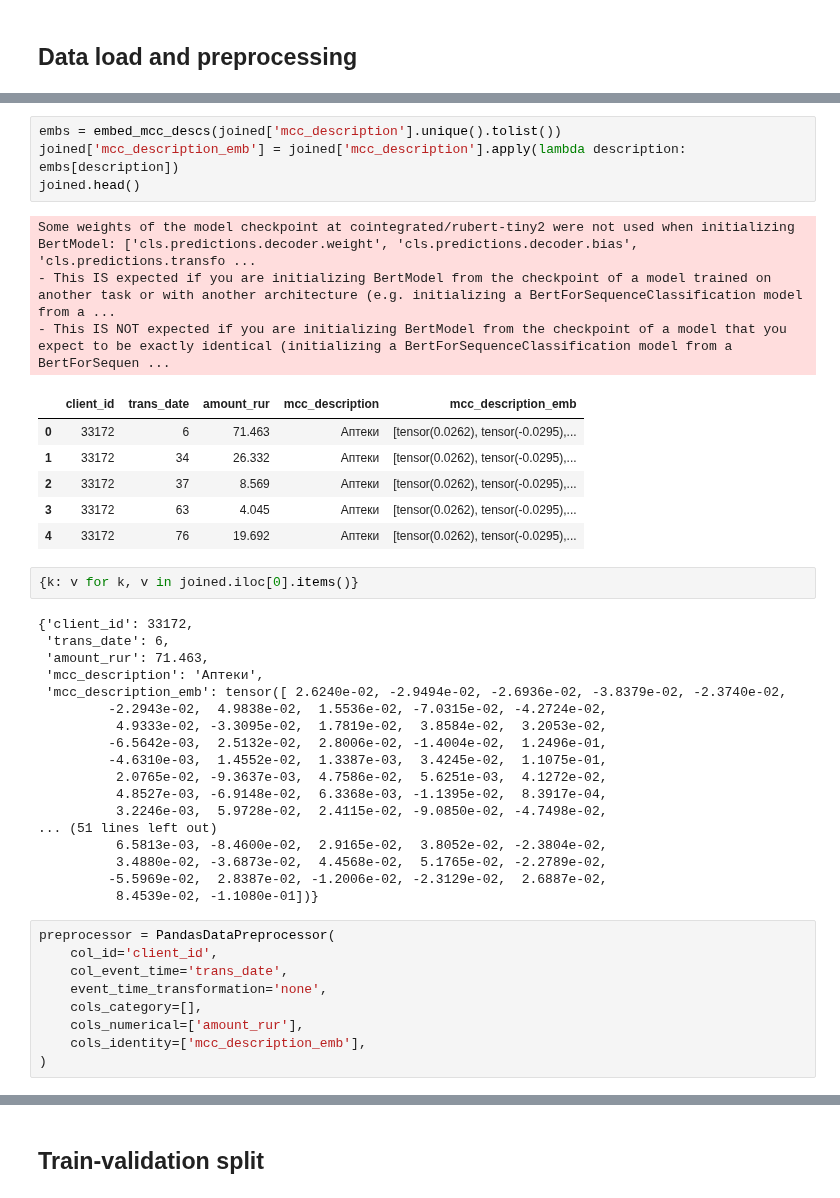
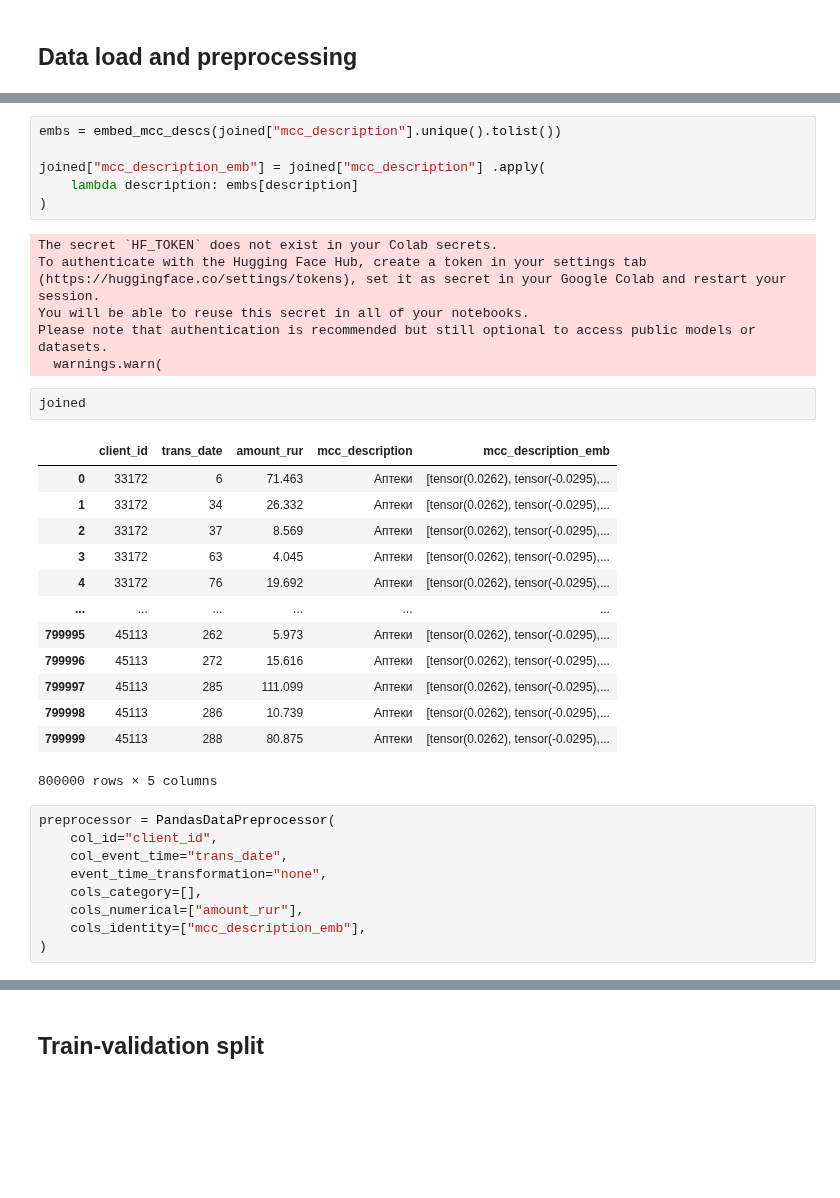
Before and after one commit to dllllb/pytorch-lifestream, a Jupyter notebook: demo/coles-pretrained-embeddings.ipynb, the cells around one changed output, grey strips where cells are left out. Drawn from its saved outputs; the diff is of its cells as text; blank space fills up the shorter version.

Commit message:
demos2colab

```diff
--- a/demo/coles-pretrained-embeddings.ipynb
+++ b/demo/coles-pretrained-embeddings.ipynb
@@ -81,44 +125,38 @@ joined.head()
 # %%
-embs = embed_mcc_descs(joined['mcc_description'].unique().tolist())
-joined['mcc_description_emb'] = joined['mcc_description'].apply(lambda description: embs[description])
-joined.head()
+embs = embed_mcc_descs(joined["mcc_description"].unique().tolist())
+
+joined["mcc_description_emb"] = joined["mcc_description"] .apply(
+    lambda description: embs[description]
+)
 # %% [output]
-Some weights of the model checkpoint at cointegrated/rubert-tiny2 were not used when initializing BertModel: ['cls.predictions.decoder.weight', 'cls.predictions.decoder.bias', 'cls.predictions.transfo ...
-- This IS expected if you are initializing BertModel from the checkpoint of a model trained on another task or with another architecture (e.g. initializing a BertForSequenceClassification model from a ...
-- This IS NOT expected if you are initializing BertModel from the checkpoint of a model that you expect to be exactly identical (initializing a BertForSequenceClassification model from a BertForSequen ...
+The secret `HF_TOKEN` does not exist in your Colab secrets.
+To authenticate with the Hugging Face Hub, create a token in your settings tab (https://huggingface.co/settings/tokens), set it as secret in your Google Colab and restart your session.
+You will be able to reuse this secret in all of your notebooks.
+Please note that authentication is recommended but still optional to access public models or datasets.
+  warnings.warn(
-|  | client_id | trans_date | amount_rur | mcc_description | mcc_description_emb |
-| 0 | 33172 | 6 | 71.463 | Аптеки | [tensor(0.0262), tensor(-0.0295),... |
-| 1 | 33172 | 34 | 26.332 | Аптеки | [tensor(0.0262), tensor(-0.0295),... |
-| 2 | 33172 | 37 | 8.569 | Аптеки | [tensor(0.0262), tensor(-0.0295),... |
-| 3 | 33172 | 63 | 4.045 | Аптеки | [tensor(0.0262), tensor(-0.0295),... |
-| 4 | 33172 | 76 | 19.692 | Аптеки | [tensor(0.0262), tensor(-0.0295),... |
-# %%
-{k: v for k, v in joined.iloc[0].items()}
-# %% [output]
-{'client_id': 33172,
- 'trans_date': 6,
- 'amount_rur': 71.463,
- 'mcc_description': 'Аптеки',
- 'mcc_description_emb': tensor([ 2.6240e-02, -2.9494e-02, -2.6936e-02, -3.8379e-02, -2.3740e-02,
-         -2.2943e-02,  4.9838e-02,  1.5536e-02, -7.0315e-02, -4.2724e-02,
-          4.9333e-02, -3.3095e-02,  1.7819e-02,  3.8584e-02,  3.2053e-02,
-         -6.5642e-03,  2.5132e-02,  2.8006e-02, -1.4004e-02,  1.2496e-01,
-         -4.6310e-03,  1.4552e-02,  1.3387e-03,  3.4245e-02,  1.1075e-01,
-          2.0765e-02, -9.3637e-03,  4.7586e-02,  5.6251e-03,  4.1272e-02,
-          4.8527e-03, -6.9148e-02,  6.3368e-03, -1.1395e-02,  8.3917e-04,
-          3.2246e-03,  5.9728e-02,  2.4115e-02, -9.0850e-02, -4.7498e-02,
-... (51 lines left out)
-          6.5813e-03, -8.4600e-02,  2.9165e-02,  3.8052e-02, -2.3804e-02,
-          3.4880e-02, -3.6873e-02,  4.4568e-02,  5.1765e-02, -2.2789e-02,
-         -5.5969e-02,  2.8387e-02, -1.2006e-02, -2.3129e-02,  2.6887e-02,
-          8.4539e-02, -1.1080e-01])}
+# %%
+joined
+# %% [output]
+|  | client_id | trans_date | amount_rur | mcc_description | mcc_description_emb |
+| 0 | 33172 | 6 | 71.463 | Аптеки | [tensor(0.0262), tensor(-0.0295),... |
+| 1 | 33172 | 34 | 26.332 | Аптеки | [tensor(0.0262), tensor(-0.0295),... |
+| 2 | 33172 | 37 | 8.569 | Аптеки | [tensor(0.0262), tensor(-0.0295),... |
+| 3 | 33172 | 63 | 4.045 | Аптеки | [tensor(0.0262), tensor(-0.0295),... |
+| 4 | 33172 | 76 | 19.692 | Аптеки | [tensor(0.0262), tensor(-0.0295),... |
+| ... | ... | ... | ... | ... | ... |
+| 799995 | 45113 | 262 | 5.973 | Аптеки | [tensor(0.0262), tensor(-0.0295),... |
+| 799996 | 45113 | 272 | 15.616 | Аптеки | [tensor(0.0262), tensor(-0.0295),... |
+| 799997 | 45113 | 285 | 111.099 | Аптеки | [tensor(0.0262), tensor(-0.0295),... |
+| 799998 | 45113 | 286 | 10.739 | Аптеки | [tensor(0.0262), tensor(-0.0295),... |
+| 799999 | 45113 | 288 | 80.875 | Аптеки | [tensor(0.0262), tensor(-0.0295),... |
+800000 rows × 5 columns
 # %%
 preprocessor = PandasDataPreprocessor(
-    col_id='client_id',
-    col_event_time='trans_date',
-    event_time_transformation='none',
+    col_id="client_id",
+    col_event_time="trans_date",
+    event_time_transformation="none",
     cols_category=[],
-    cols_numerical=['amount_rur'],
-    cols_identity=['mcc_description_emb'],
+    cols_numerical=["amount_rur"],
+    cols_identity=["mcc_description_emb"],
 )
 # %%
```
Also changed, not shown: parts of 25 cells of this notebook.
